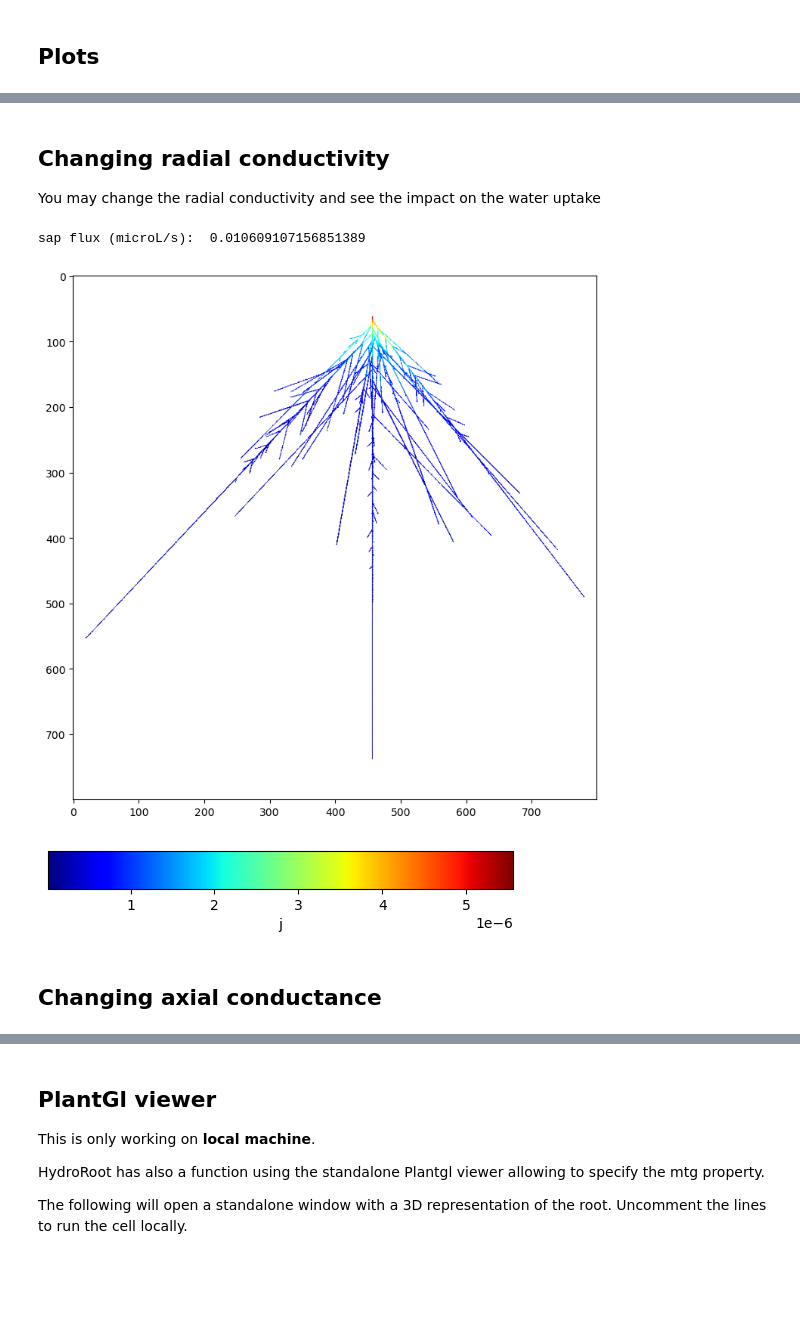
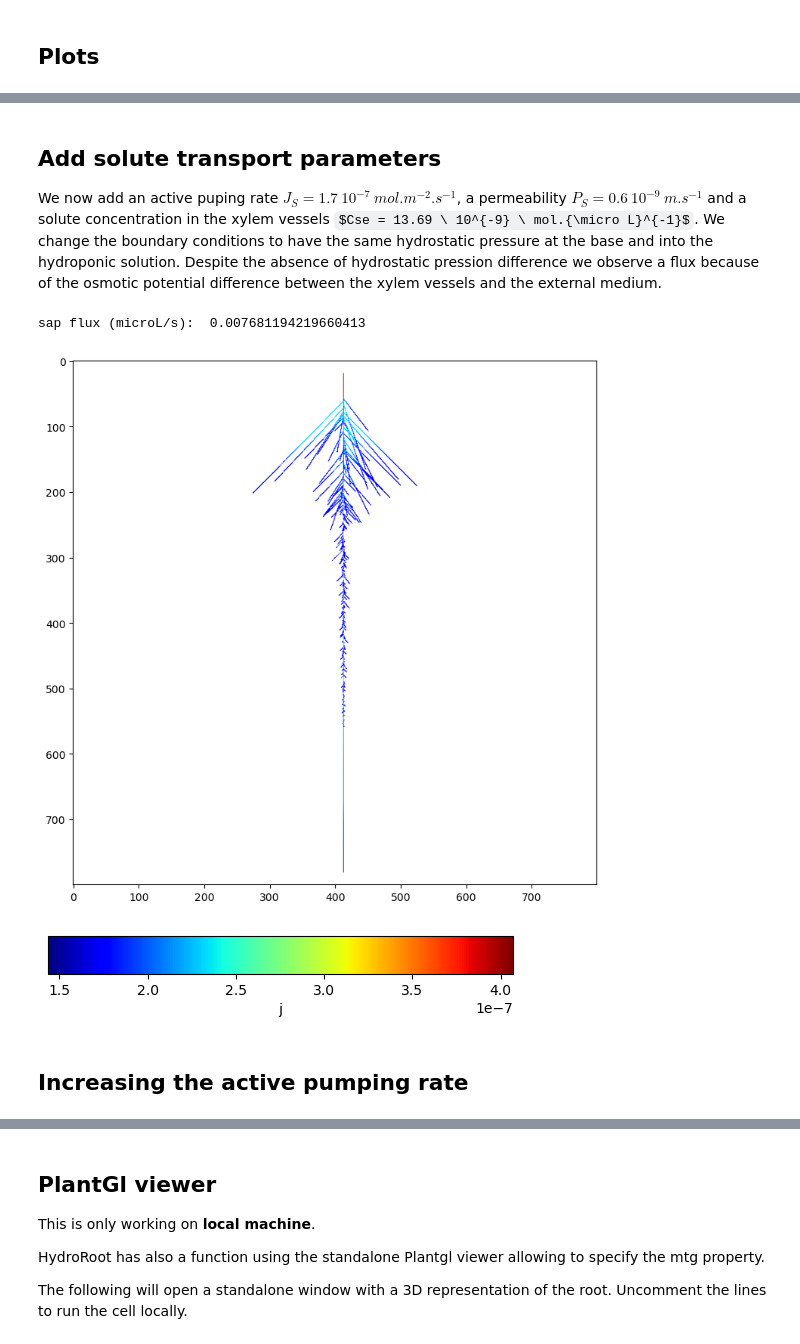
Before and after one commit to openalea/hydroroot, a Jupyter notebook: tutorial/2_tutorial.ipynb, the cells around one changed output, grey strips where cells are left out. Cells and saved outputs as stored; diff of their text form; code cells hidden in the pictures; some formulas as TeX source; blank space fills up the shorter version.

```diff
--- a/tutorial/2_tutorial.ipynb
+++ b/tutorial/2_tutorial.ipynb
@@ -17,11 +17,11 @@ from openalea.hydroroot import(
 ## RSML to MTG
 1. Read the rsml file and convert it to a MTG g of segments of 0.1 mm
 # %%
-g = hydroroot.hydro_io.read_rsml('plant-01.rsml', segment_length=1.0e-4)
+g = hydroroot.hydro_io.read_rsml('maize.rsml', segment_length=1.0e-4)
 # %% [markdown]
 2. Set the root radii
    The radius setting follows the Arabidopsis model describeded in Boursiac et al. 2022. The root radius is set according to the radius of the primary root $r_{ref}$ and the order of the lateral as follows: $r_{lat} = \beta^{order} r_{ref}$. $\beta$ is the radius decreasing facteur between root orders.
 # %%
-g = hydroroot.radius.ordered_radius(g, 7.0e-5, 0.7) # primary root radius 7.0e-5 m, beta = 0.7
+g = hydroroot.radius.ordered_radius(g, 0.5e-3, 0.36) # primary root radius 0.5 mm, beta = 0.36
 g = hydroroot.radius.compute_relative_position(g) # Compute the position of each segment relative to the axis bearing it
 # %% [markdown]
@@ -29,4 +29,4 @@ g = hydroroot.radius.compute_relative_position(g) # Compute the position of each
 # %%
-k_radial_data=([0, 0.2],[30.0,30.0]) # radial conductivity profile: distance to tip (m) vs kr (10-9 m.s-1.MPa-1)
-K_axial_data=([0, 0.2],[3.0e-7,4.0e-4]) # axial conductance profile: distance to tip (m) vs Kx (10-9 m4.s-1.MPa-1)
+k_radial_data=([0, 0.43],[174.7,174.7]) # radial conductivity profile: distance to tip (m) vs kr (10-9 m.s-1.MPa-1)
+K_axial_data=([0, 0.06, 0.13, 0.18, 0.23, 0.29, 0.43],[2.3E-04, 2.3E-04, 2.23E-02, 2.20E-02, 2.17E-02, 2.58E-02, 1.95E-01]) # axial conductance profile: distance to tip (m) vs Kx (10-9 m4.s-1.MPa-1)
 # %% [markdown]
@@ -36,7 +36,7 @@ for a detopped root in a hydroponic medium at 0.4 MPa, its base at 0.1 MPa.
 # %%
-g, keq, jv = hydroroot.main.hydroroot_flow(g, psi_e = 0.4, psi_base = 0.1,
+g, jv = hydroroot.main.hydroroot_solute_flow(g, psi_e = 0.4, psi_base = 0.1,
                             axial_conductivity_data = K_axial_data,
-                            radial_conductivity_data = k_radial_data)
+                            radial_conductivity_data = k_radial_data, J_s = 0.0, Ps = 0.0, Cse = 0.0)
 # %% [markdown]
 Print resuls
 # %%
@@ -56,17 +56,19 @@ hydroroot.display.property_scale_bar(g, 'j')
 # %% [markdown]
-## Changing radial conductivity
-You may change the radial conductivity and see the impact on the water uptake
+## Add solute transport parameters
+We now add an active puping rate $J_S = 1.7 \ 10^{-7} \ mol.m^{-2}.s^{-1}$, a permeability $P_S = 0.6 \ 10^{-9} \ m.s^{-1}$ and a solute concentration in the xylem vessels $Cse = 13.69 \ 10^{-9} \ mol.{\micro L}^{-1}$.
+We change the boundary conditions to have the same hydrostatic pressure at the base and into the hydroponic solution. Despite the absence of hydrostatic pression difference we observe a flux because of the osmotic potential difference between the xylem vessels and the external medium.
 # %%
-k_radial_data=([0, 0.2],[300.0,300.0])
-g, keq, jv = hydroroot.main.hydroroot_flow(g, psi_e = 0.4, psi_base = 0.1, axial_conductivity_data = K_axial_data, radial_conductivity_data = k_radial_data)
+g, jv = hydroroot.main.hydroroot_solute_flow(g, psi_e = 0.1, psi_base = 0.1,
+                            axial_conductivity_data = K_axial_data,
+                            radial_conductivity_data = k_radial_data, J_s = 1.7e-7, Ps = 0.6e-9, Cse = 13.69e-9)
 print('sap flux (microL/s): ', jv)
 s = hydroroot.display.mtg_scene(g, prop_cmap='j')
 view(s) # to reduce notebook size we use here a 2D view but use PlantGL(s) to 3D
 hydroroot.display.property_scale_bar(g, 'j')
 # %% [output]
-sap flux (microL/s):  0.010609107156851389
+sap flux (microL/s):  0.007681194219660413
-[figure, old version]
+[figure, new version]
-[figure, old version]
+[figure, new version]
 # %% [markdown]
-## Changing axial conductance
+## Increasing the active pumping rate
 # %%
```
Also changed, not shown: parts of 6 cells of this notebook, 3 other files.
